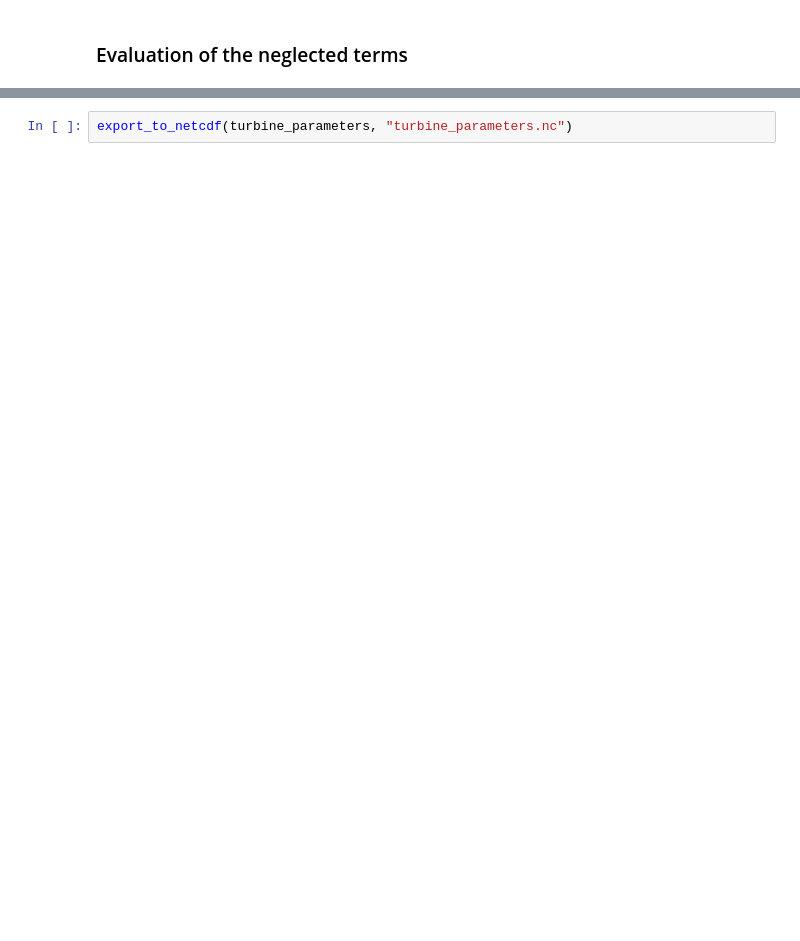
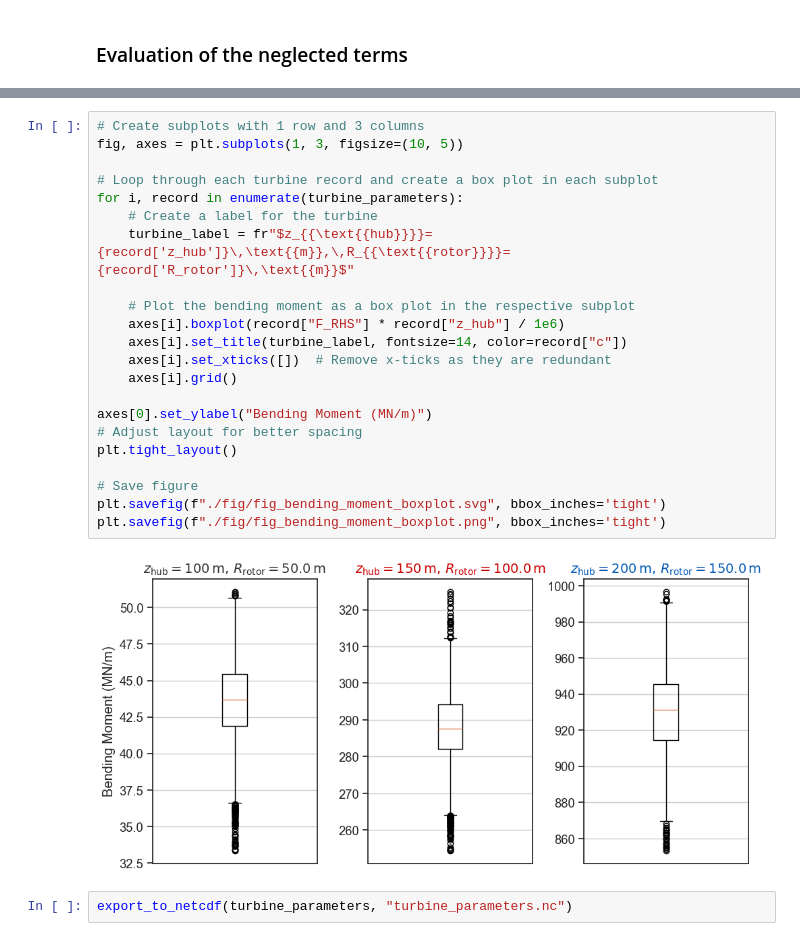
Before and after one commit to LouisPauchet/2024_INSA_EOLEProject_fore-aft_bending_turbulent, a Jupyter notebook: ProjectEOLE_Run.ipynb, the cells around one changed output, grey strips where cells are left out. Drawn from its saved outputs; the diff is of its cells as text; blank space fills up the shorter version.

```diff
--- a/ProjectEOLE_Run.ipynb
+++ b/ProjectEOLE_Run.ipynb
@@ -511,2 +537,26 @@ pd.DataFrame(bak_freq)
+# %%
+# Create subplots with 1 row and 3 columns
+fig, axes = plt.subplots(1, 3, figsize=(10, 5))
+
+# Loop through each turbine record and create a box plot in each subplot
+for i, record in enumerate(turbine_parameters):
+    # Create a label for the turbine
+    turbine_label = fr"$z_{{\text{{hub}}}}={record['z_hub']}\,\text{{m}},\,R_{{\text{{rotor}}}}={record['R_rotor']}\,\text{{m}}$"
+
+    # Plot the bending moment as a box plot in the respective subplot
+    axes[i].boxplot(record["F_RHS"] * record["z_hub"] / 1e6)
+    axes[i].set_title(turbine_label, fontsize=14, color=record["c"])
+    axes[i].set_xticks([])  # Remove x-ticks as they are redundant
+    axes[i].grid()
+
+axes[0].set_ylabel("Bending Moment (MN/m)")
+# Adjust layout for better spacing
+plt.tight_layout()
+
+# Save figure
+plt.savefig(f"./fig/fig_bending_moment_boxplot.svg", bbox_inches='tight')
+plt.savefig(f"./fig/fig_bending_moment_boxplot.png", bbox_inches='tight')
+# %% [output]
+[figure, added]
 # %%
 export_to_netcdf(turbine_parameters, "turbine_parameters.nc")
```
Also changed, not shown: parts of 13 cells of this notebook.
